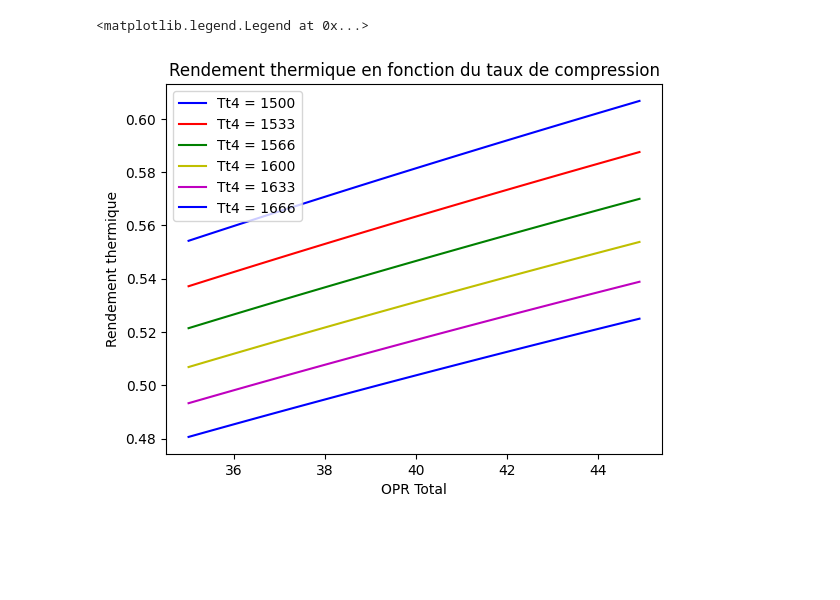
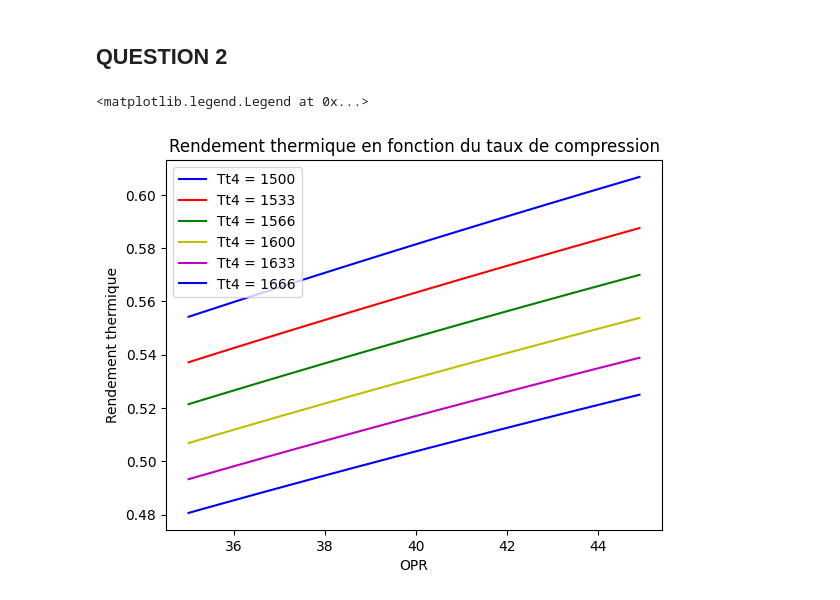
Before and after one commit to 0BAB1/BE_turbofan_double_flux, a Jupyter notebook: main.ipynb, the cells around one changed output. Saved outputs shown, nothing was run; the diff lists cells and outputs as text; code cells hidden in the pictures; blank space fills up the shorter version.

```diff
--- a/main.ipynb
+++ b/main.ipynb
@@ -1,3 +8,5 @@
+# %% [markdown]
+## QUESTION 2
 # %%
 # importer le modèle
 from TurboFan_model import TurboFan
@@ -27,18 +36,18 @@ for i in range(nbTt4):
 # %%
 import matplotlib.pyplot as plt
 
 colors = ['b', 'r', 'g', 'y', 'm']  # Add more colors if needed
 
 for i, Tt4 in enumerate(Tt4_plots):
     plt.plot(Tt4[0], Tt4[1], marker='', linestyle='-', color=colors[i%5], label=f'Tt4 = {int(baseTt4 + ((finTt4-baseTt4)/nbTt4)*i)}')
 
 # Add labels and title
-plt.xlabel('OPR Total')
+plt.xlabel('OPR')
 plt.ylabel('Rendement thermique')
 plt.title('Rendement thermique en fonction du taux de compression')
 
 # Add a legend
 plt.legend()
 # %% [output]
 <matplotlib.legend.Legend at 0x...>
-[figure, old version]
+[figure, new version]
```
Also changed, not shown: parts of 3 cells of this notebook, 1 other file.
